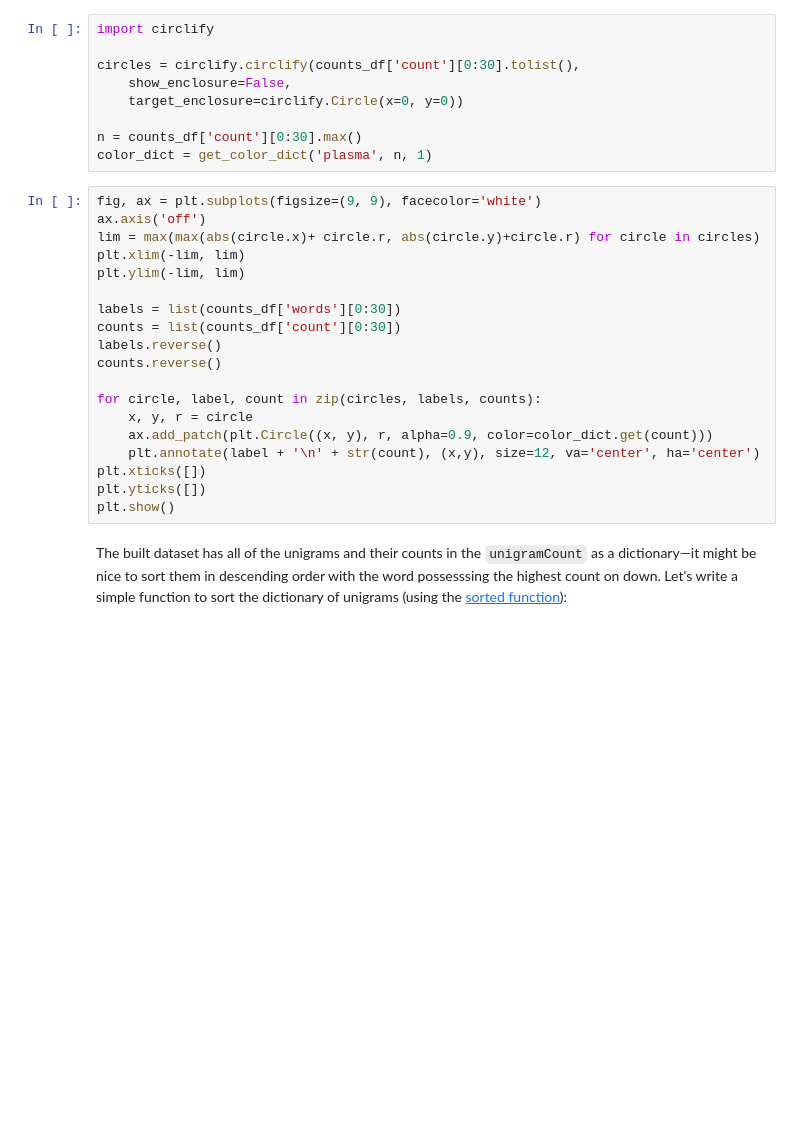
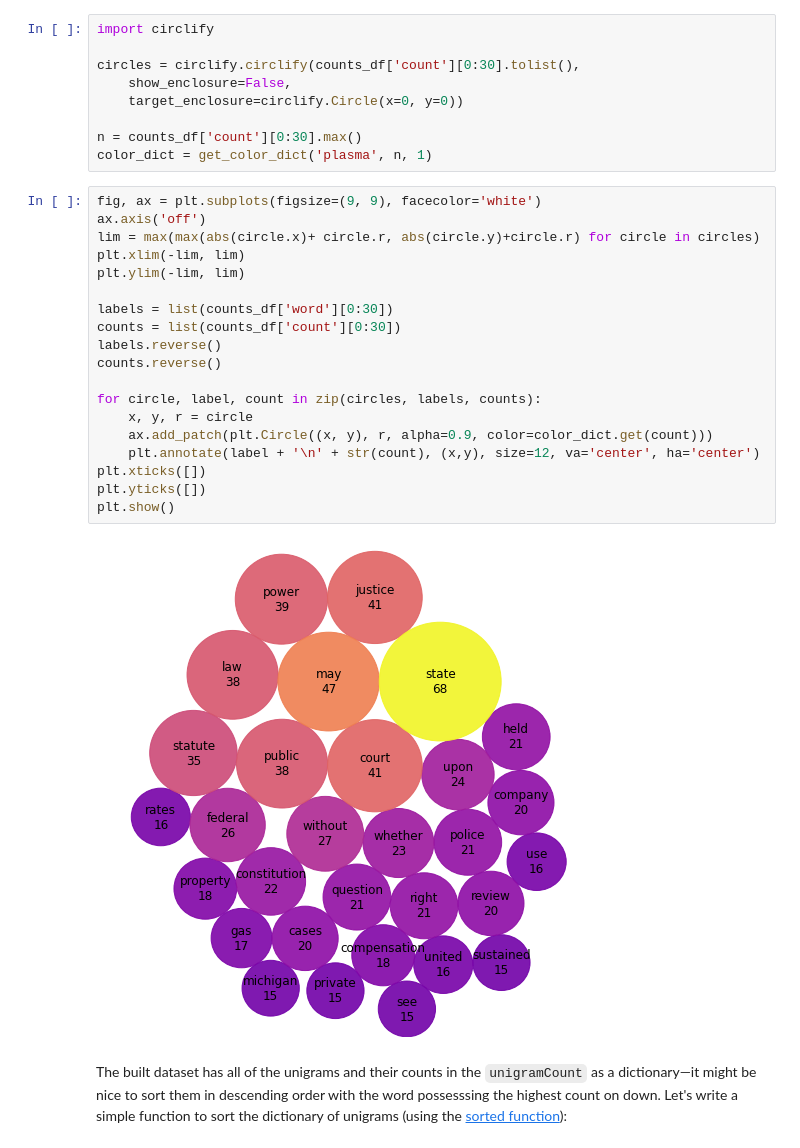
Before and after one commit to kspicer80/jstor_teaching_demo, a Jupyter notebook: jstor_testing_notebook_version_2.ipynb, the cells around one changed output. Drawn from its saved outputs; the diff is of its cells as text; blank space fills up the shorter version.

```diff
--- a/jstor_testing_notebook_version_2.ipynb
+++ b/jstor_testing_notebook_version_2.ipynb
@@ -354,22 +372,24 @@ color_dict = get_color_dict('plasma', n, 1)
 # %%
 fig, ax = plt.subplots(figsize=(9, 9), facecolor='white')
 ax.axis('off')
 lim = max(max(abs(circle.x)+ circle.r, abs(circle.y)+circle.r) for circle in circles)
 plt.xlim(-lim, lim)
 plt.ylim(-lim, lim)
 
-labels = list(counts_df['words'][0:30])
+labels = list(counts_df['word'][0:30])
 counts = list(counts_df['count'][0:30])
 labels.reverse()
 counts.reverse()
 
 for circle, label, count in zip(circles, labels, counts):
     x, y, r = circle
     ax.add_patch(plt.Circle((x, y), r, alpha=0.9, color=color_dict.get(count)))
     plt.annotate(label + '\n' + str(count), (x,y), size=12, va='center', ha='center')
 plt.xticks([])
 plt.yticks([])
 plt.show()
+# %% [output]
+[figure, added]
 # %% [markdown]
 The built dataset has all of the unigrams and their counts in the `unigramCount` as a dictionary—it might be nice to sort them in descending order with the word possesssing the highest count on down. Let's write a simple function to sort the dictionary of unigrams (using the [sorted function](https://www.w3schools.com/python/ref_func_sorted.asp#:~:text=The%20sorted()%20function%20returns,string%20values%20AND%20numeric%20values)):
 # %% [markdown]
```
Also changed, not shown: parts of 12 cells of this notebook.
